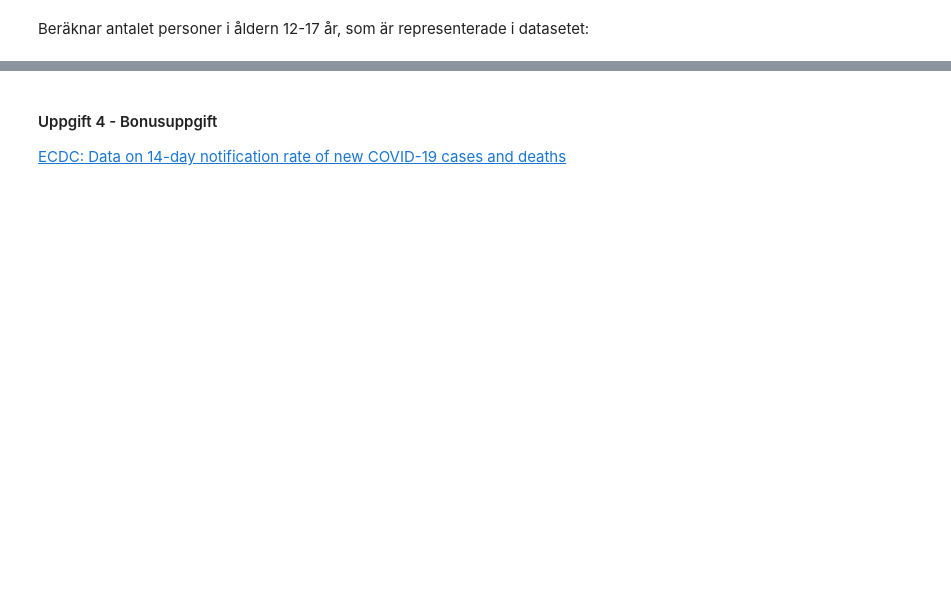
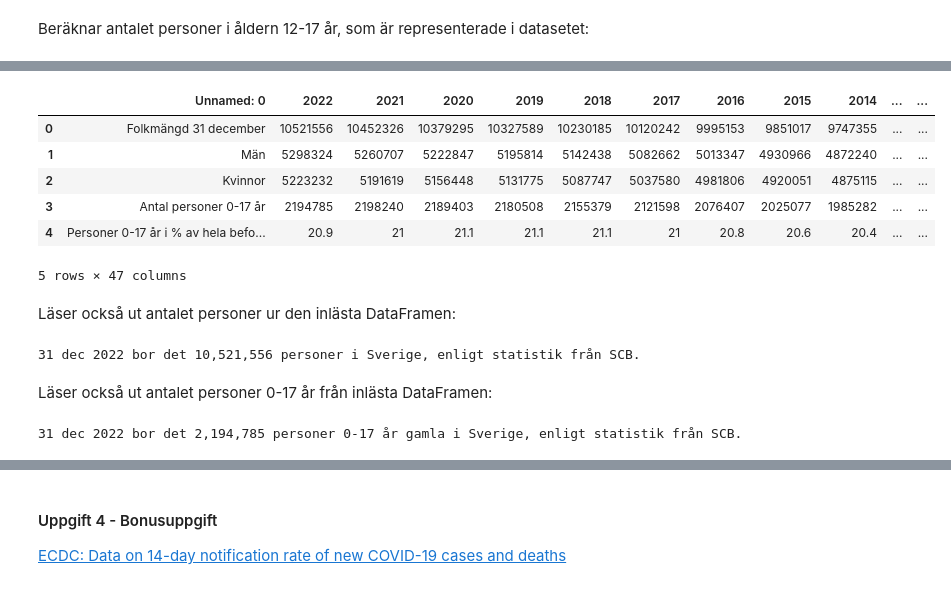
Before and after one commit to dancla240/Databehandling_Daniel_Claesson, a Jupyter notebook: Lab1/Lab1_Daniel_Claesson.ipynb, the cells around one changed output, grey strips where cells are left out. Saved outputs shown, nothing was run; the diff lists cells and outputs as text; code cells hidden in the pictures; blank space fills up the shorter version.

```diff
--- a/Lab1/Lab1_Daniel_Claesson.ipynb
+++ b/Lab1/Lab1_Daniel_Claesson.ipynb
@@ -283,0 +333,25 @@ Min slutsats är att det ungefär finns 2.1 till 2.2 miljoner personer under 18
+# %%
+scb_stat = pd.read_excel("../Data/be0101_tab8samdrag2022mar.xlsx", skiprows=3)
+scb_stat.head()
+# %% [output]
+|  | Unnamed: 0 | 2022 | 2021 | 2020 | 2019 | 2018 | 2017 | 2016 | 2015 | 2014 | ... | ... |
+| 0 | Folkmängd 31 december | 10521556 | 10452326 | 10379295 | 10327589 | 10230185 | 10120242 | 9995153 | 9851017 | 9747355 | ... | ... |
+| 1 | Män | 5298324 | 5260707 | 5222847 | 5195814 | 5142438 | 5082662 | 5013347 | 4930966 | 4872240 | ... | ... |
+| 2 | Kvinnor | 5223232 | 5191619 | 5156448 | 5131775 | 5087747 | 5037580 | 4981806 | 4920051 | 4875115 | ... | ... |
+| 3 | Antal personer 0-17 år | 2194785 | 2198240 | 2189403 | 2180508 | 2155379 | 2121598 | 2076407 | 2025077 | 1985282 | ... | ... |
+| 4 | Personer 0-17 år i % av hela befo... | 20.9 | 21 | 21.1 | 21.1 | 21.1 | 21 | 20.8 | 20.6 | 20.4 | ... | ... |
+5 rows × 47 columns
+# %% [markdown]
+Läser också ut antalet personer ur den inlästa DataFramen:
+# %%
+bef_2022 = scb_stat.set_index("Unnamed: 0").loc['Folkmängd 31 december', 2022] # sätter kolumnen "Unnamed: 0" till index.
+print(f'31 dec 2022 bor det {"{:,.0f}".format(bef_2022)} personer i Sverige, enligt statistik från SCB.')
+# %% [output]
+31 dec 2022 bor det 10,521,556 personer i Sverige, enligt statistik från SCB.
+# %% [markdown]
+Läser också ut antalet personer 0-17 år från inlästa DataFramen:
+# %%
+age_0to17 = scb_stat.set_index("Unnamed: 0").loc['Antal personer 0-17 år', 2022] # sätter kolumnen "Unnamed: 0" till index.
+print(f'31 dec 2022 bor det {"{:,.0f}".format(age_0to17)} personer 0-17 år gamla i Sverige, enligt statistik från SCB.')
+# %% [output]
+31 dec 2022 bor det 2,194,785 personer 0-17 år gamla i Sverige, enligt statistik från SCB.
```
Also changed, not shown: parts of 43 cells of this notebook.
